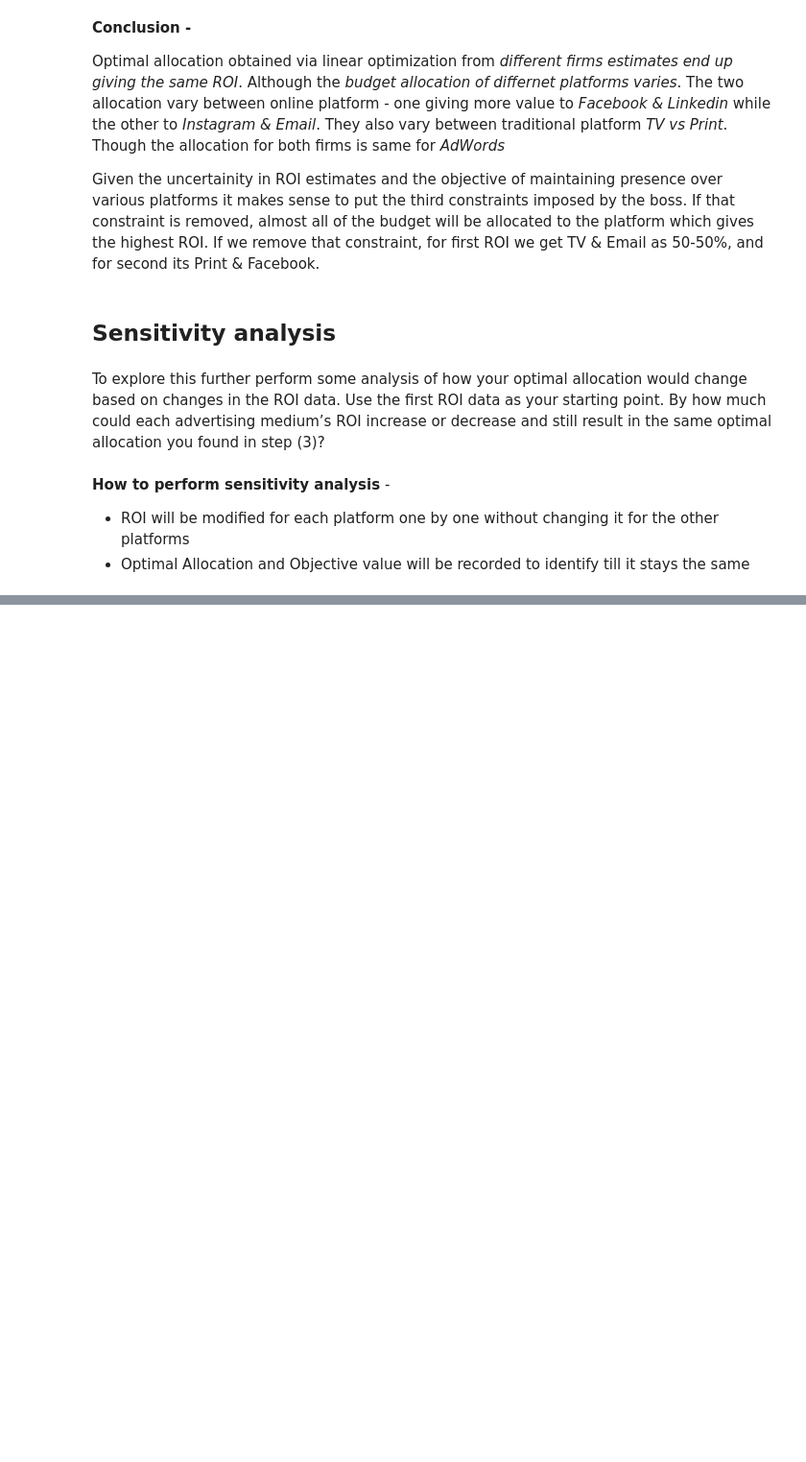
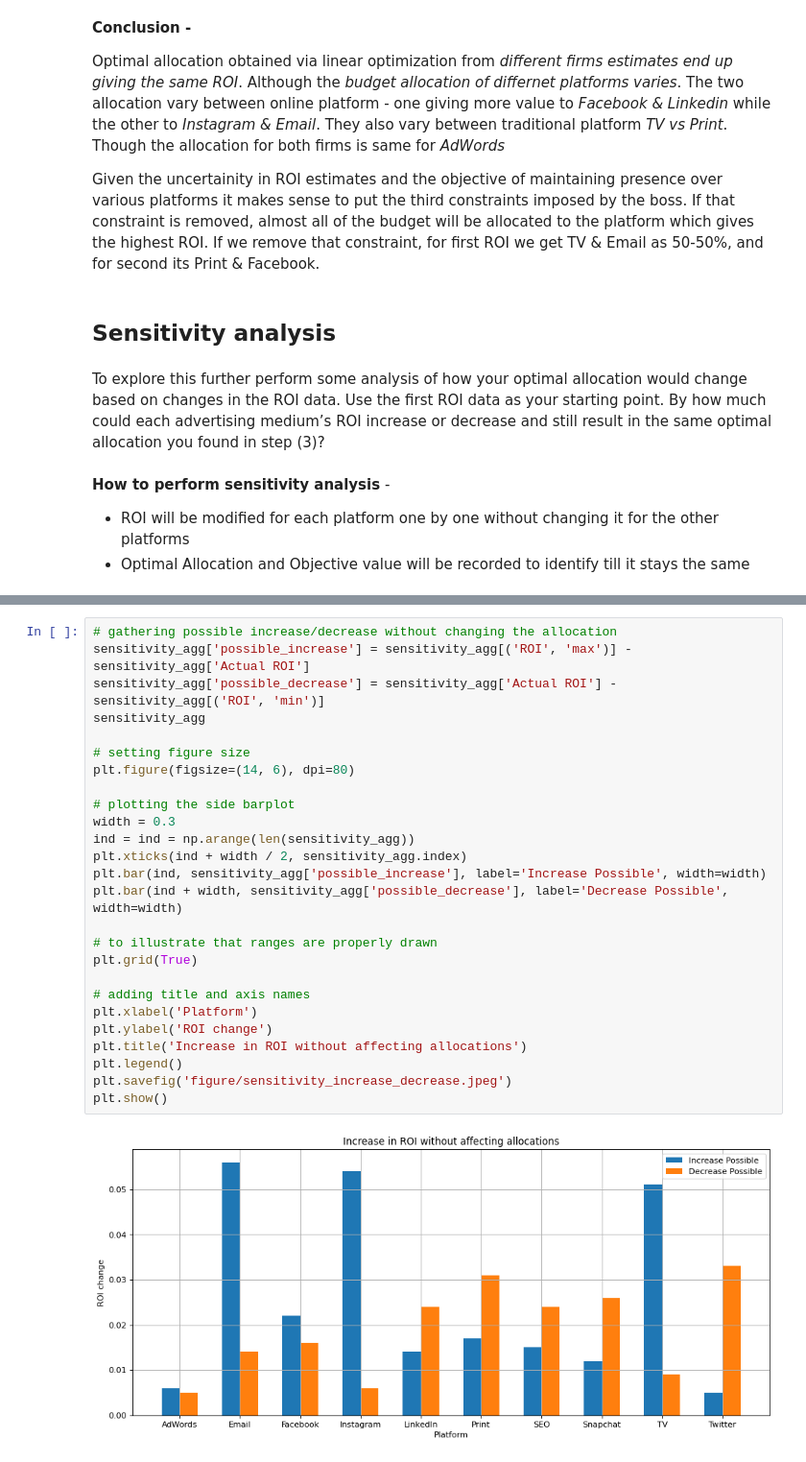
Before and after one commit to vicgpt/Optimization, a Jupyter notebook: project_1/Marketing-Budget-Allocation.ipynb, the cells around one changed output, grey strips where cells are left out. Shown at 96% size. Drawn from its saved outputs; the diff is of its cells as text; blank space fills up the shorter version.

```diff
--- a/project_1/Marketing-Budget-Allocation.ipynb
+++ b/project_1/Marketing-Budget-Allocation.ipynb
@@ -512,0 +425,28 @@ A *stable budget* is defined as a monthly allocation such that for each platform
+# %%
+# gathering possible increase/decrease without changing the allocation
+sensitivity_agg['possible_increase'] = sensitivity_agg[('ROI', 'max')] - sensitivity_agg['Actual ROI']
+sensitivity_agg['possible_decrease'] = sensitivity_agg['Actual ROI'] - sensitivity_agg[('ROI', 'min')]
+sensitivity_agg
+
+# setting figure size
+plt.figure(figsize=(14, 6), dpi=80)
+
+# plotting the side barplot
+width = 0.3
+ind = ind = np.arange(len(sensitivity_agg))
+plt.xticks(ind + width / 2, sensitivity_agg.index)
+plt.bar(ind, sensitivity_agg['possible_increase'], label='Increase Possible', width=width)
+plt.bar(ind + width, sensitivity_agg['possible_decrease'], label='Decrease Possible', width=width)
+
+# to illustrate that ranges are properly drawn
+plt.grid(True)
+
+# adding title and axis names
+plt.xlabel('Platform')
+plt.ylabel('ROI change')
+plt.title('Increase in ROI without affecting allocations')
+plt.legend()
+plt.savefig('figure/sensitivity_increase_decrease.jpeg')
+plt.show()
+# %% [output]
+[figure, added]
```
Also changed, not shown: parts of 37 cells of this notebook.
